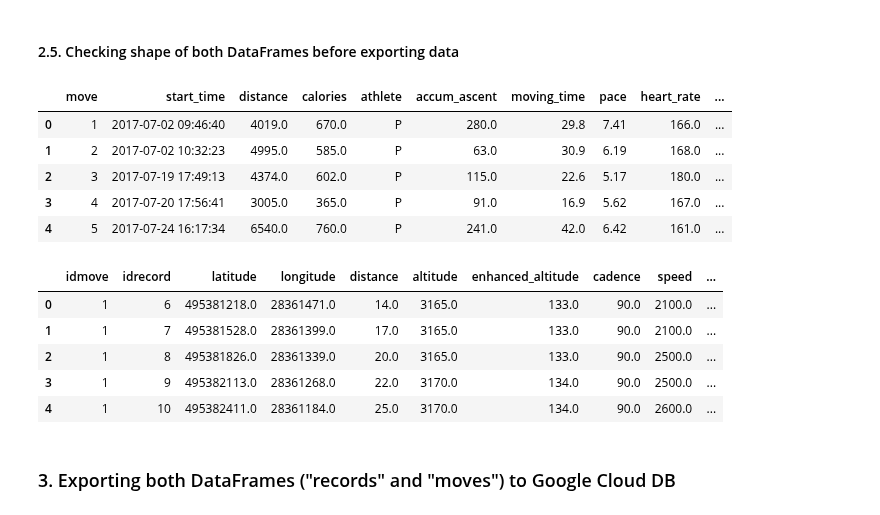
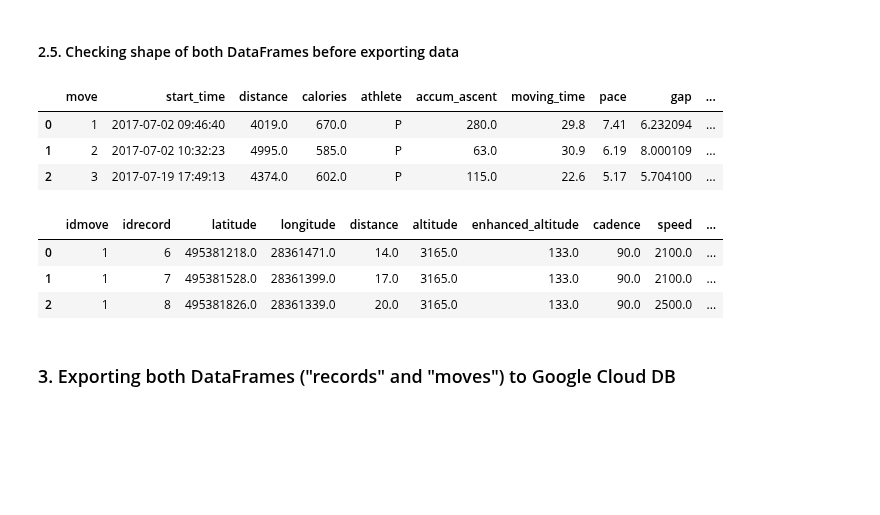
Before and after one commit to pausampietro/run_perfomance, a Jupyter notebook: 1. Data Ingestion, Cleaning, Export.ipynb, the cells around one changed output. Cells and saved outputs as stored; diff of their text form; code cells hidden in the pictures; blank space fills up the shorter version.

```diff
--- a/1. Data Ingestion, Cleaning, Export.ipynb
+++ b/1. Data Ingestion, Cleaning, Export.ipynb
@@ -416,23 +410,19 @@ moves['ascent_ratio'] = moves.apply(lambda x: round(x['accum_ascent']/(x['distan
 # %% [markdown]
 #### 2.5. Checking shape of both DataFrames before exporting data
 # %%
-moves.head()
+moves.head(3)
 # %% [output]
-|  | move | start_time | distance | calories | athlete | accum_ascent | moving_time | pace | heart_rate | ... |
-| 0 | 1 | 2017-07-02 09:46:40 | 4019.0 | 670.0 | P | 280.0 | 29.8 | 7.41 | 166.0 | ... |
-| 1 | 2 | 2017-07-02 10:32:23 | 4995.0 | 585.0 | P | 63.0 | 30.9 | 6.19 | 168.0 | ... |
-| 2 | 3 | 2017-07-19 17:49:13 | 4374.0 | 602.0 | P | 115.0 | 22.6 | 5.17 | 180.0 | ... |
-| 3 | 4 | 2017-07-20 17:56:41 | 3005.0 | 365.0 | P | 91.0 | 16.9 | 5.62 | 167.0 | ... |
-| 4 | 5 | 2017-07-24 16:17:34 | 6540.0 | 760.0 | P | 241.0 | 42.0 | 6.42 | 161.0 | ... |
+|  | move | start_time | distance | calories | athlete | accum_ascent | moving_time | pace | gap | ... |
+| 0 | 1 | 2017-07-02 09:46:40 | 4019.0 | 670.0 | P | 280.0 | 29.8 | 7.41 | 6.232094 | ... |
+| 1 | 2 | 2017-07-02 10:32:23 | 4995.0 | 585.0 | P | 63.0 | 30.9 | 6.19 | 8.000109 | ... |
+| 2 | 3 | 2017-07-19 17:49:13 | 4374.0 | 602.0 | P | 115.0 | 22.6 | 5.17 | 5.704100 | ... |
 # %%
-records.head()
+records.head(3)
 # %% [output]
 |  | idmove | idrecord | latitude | longitude | distance | altitude | enhanced_altitude | cadence | speed | ... |
 | 0 | 1 | 6 | 495381218.0 | 28361471.0 | 14.0 | 3165.0 | 133.0 | 90.0 | 2100.0 | ... |
 | 1 | 1 | 7 | 495381528.0 | 28361399.0 | 17.0 | 3165.0 | 133.0 | 90.0 | 2100.0 | ... |
 | 2 | 1 | 8 | 495381826.0 | 28361339.0 | 20.0 | 3165.0 | 133.0 | 90.0 | 2500.0 | ... |
-| 3 | 1 | 9 | 495382113.0 | 28361268.0 | 22.0 | 3170.0 | 134.0 | 90.0 | 2500.0 | ... |
-| 4 | 1 | 10 | 495382411.0 | 28361184.0 | 25.0 | 3170.0 | 134.0 | 90.0 | 2600.0 | ... |
 # %% [markdown]
 ### 3. Exporting both DataFrames ("records" and "moves") to Google Cloud DB
 # %% [markdown]
```
Also changed, not shown: parts of 4 cells of this notebook.
